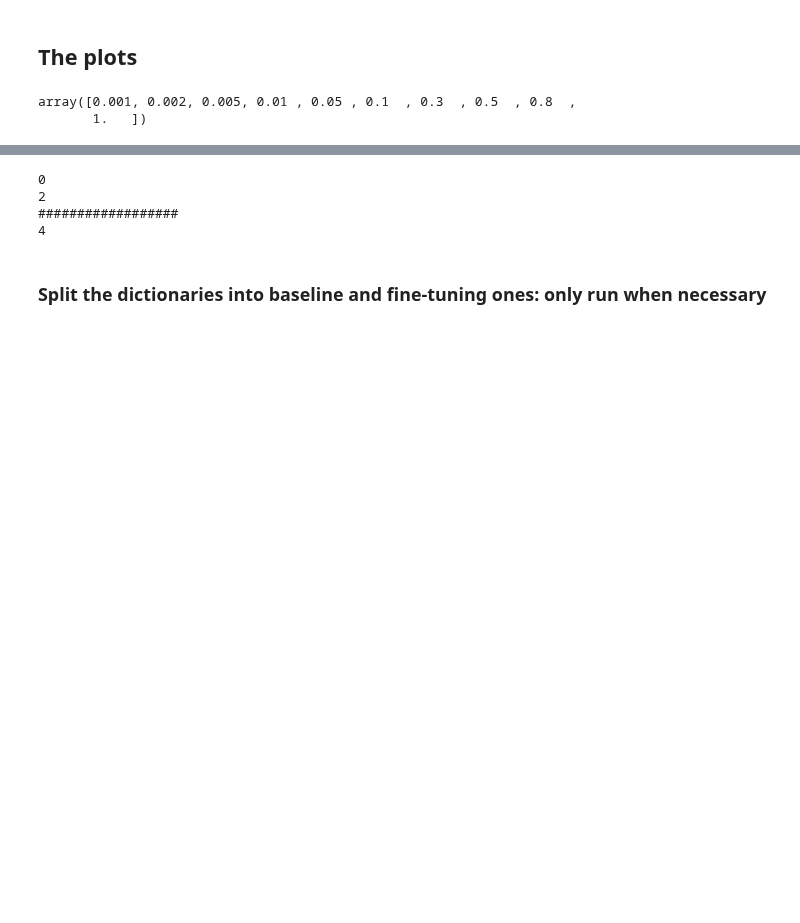
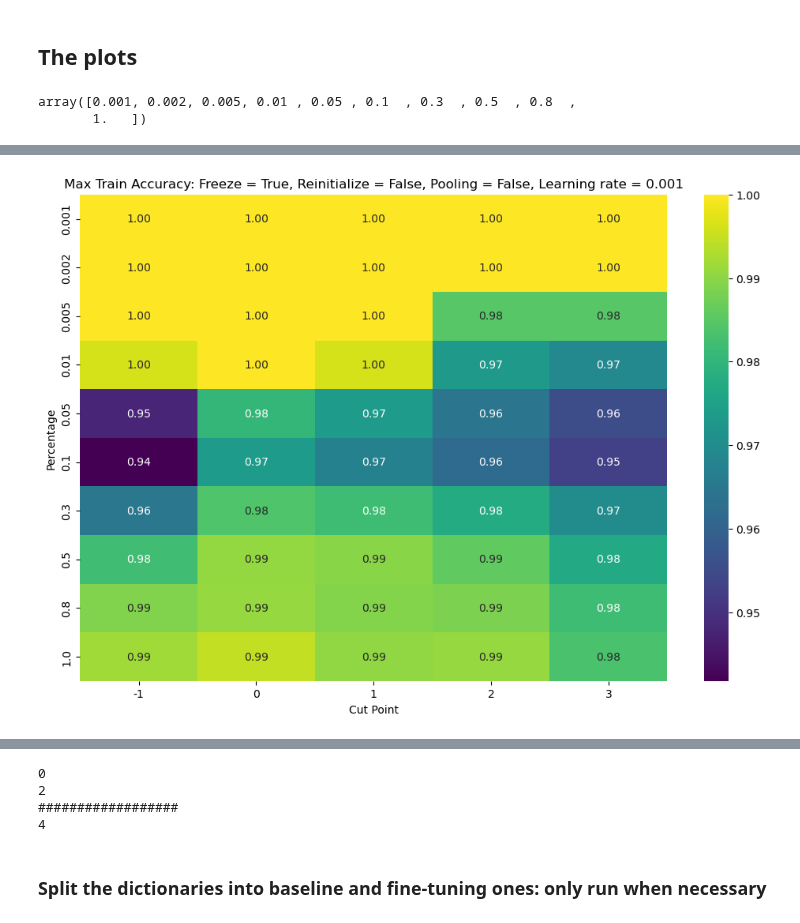
Before and after one commit to tusharmanekar/mp-tl-study, a Jupyter notebook: 50-50_MNIST/3d_visualizations.ipynb, the cells around one changed output, grey strips where cells are left out. Cells and saved outputs as stored; diff of their text form; code cells hidden in the pictures; blank space fills up the shorter version.

```diff
--- a/50-50_MNIST/3d_visualizations.ipynb
+++ b/50-50_MNIST/3d_visualizations.ipynb
@@ -130,0 +143,18 @@ plt.show()
+# %%
+# For the heatmap, we will use the mean test accuracy, aggregated over trials for each combination of 'Percentage' and 'Cut Point'
+
+# We will pivot the dataframe to get the mean test accuracy for each combination of 'Percentage' and 'Cut Point'
+heatmap_data = df.pivot_table(index='Percentage', columns='Cut Point', values='Max Train Accuracy', aggfunc='max')
+
+# Generating the heatmap using seaborn
+import seaborn as sns
+import matplotlib.pyplot as plt
+
+plt.figure(figsize=(12, 8))
+sns.heatmap(heatmap_data, annot=True, cmap='viridis', fmt=".2f")
+plt.title(f'Max Train Accuracy: Freeze = {params["freeze"]}, Reinitialize = {params["reinit"]}, Pooling = {params["use_pooling"]}, Learning rate = {params["lr_fine_tune"]}')
+plt.xlabel('Cut Point')
+plt.ylabel('Percentage')
+plt.show()
+# %% [output]
+[figure, added]
```
Also changed, not shown: parts of 18 cells of this notebook.
